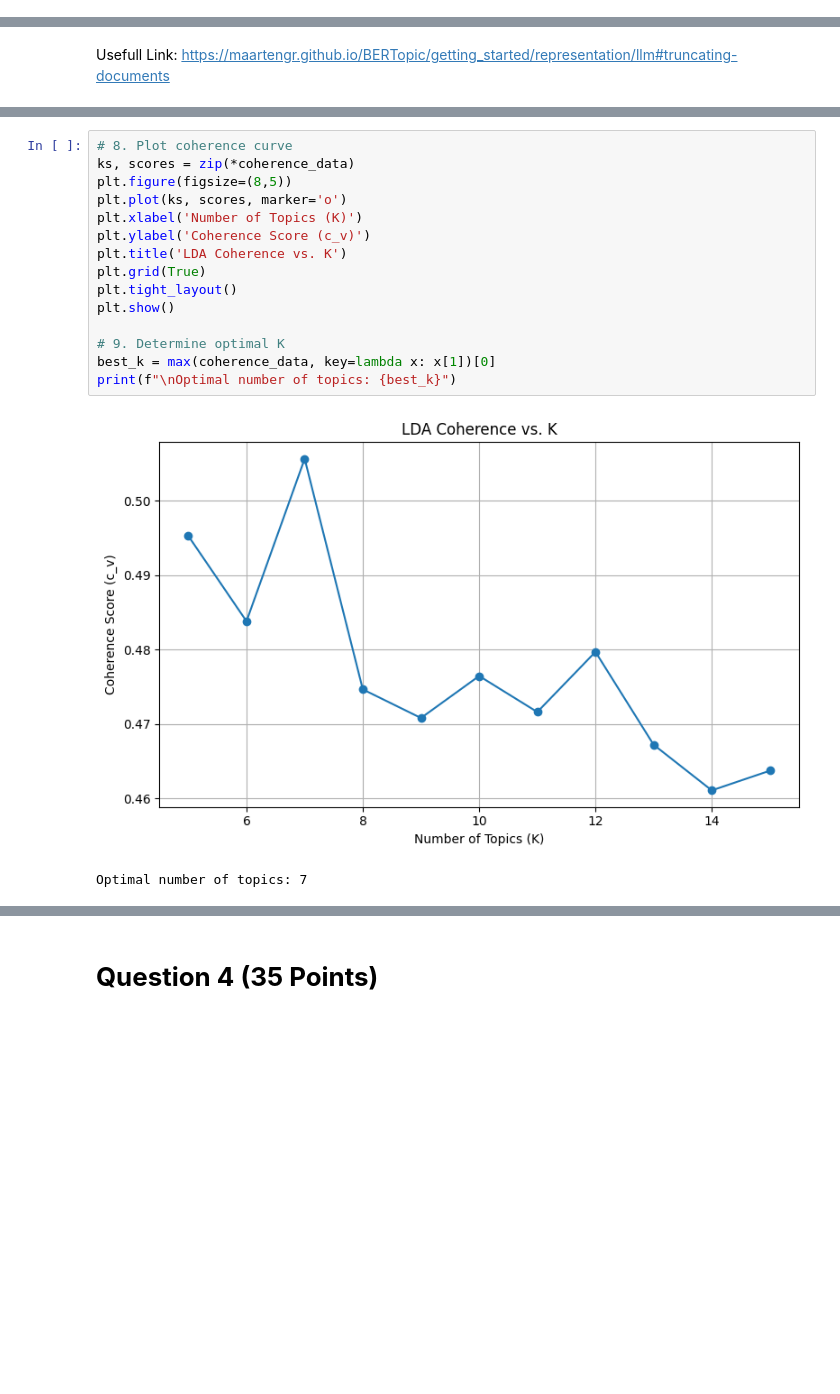
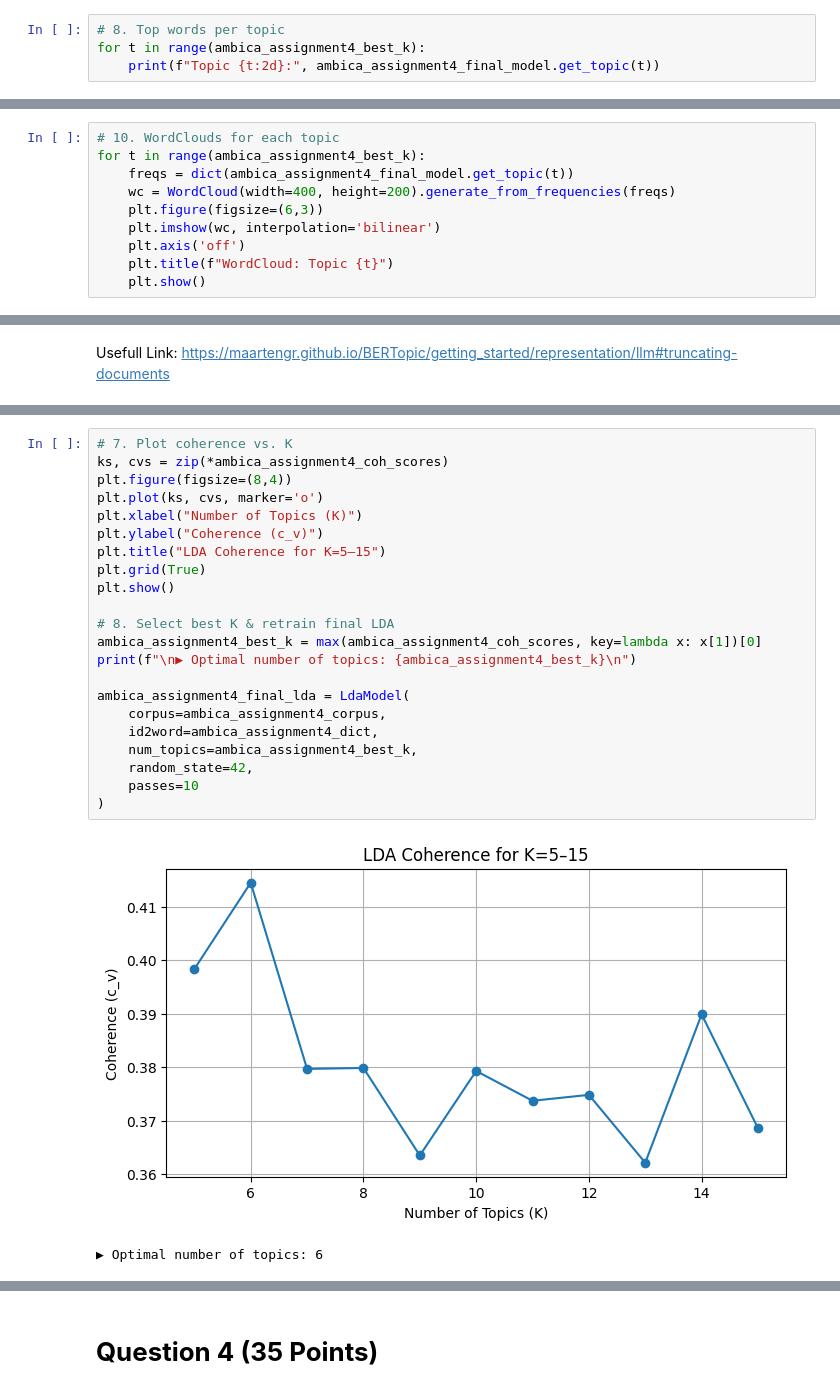
Before and after one commit to SriAmbica11/SriAmbica_INFO5731_Spring2025, a Jupyter notebook: Sangineedi_SriAmbica_Assignment_04.ipynb, the cells around one changed output, grey strips where cells are left out. Saved outputs shown, nothing was run; the diff lists cells and outputs as text; blank space fills up the shorter version.

```diff
--- a/Sangineedi_SriAmbica_Assignment_04.ipynb
+++ b/Sangineedi_SriAmbica_Assignment_04.ipynb
@@ -314,0 +613,4 @@ assignment4_ambica_topics, assignment4_ambica_probs = assignment4_ambica_model.f
+# %%
+# 8. Top words per topic
+for t in range(ambica_assignment4_best_k):
+    print(f"Topic {t:2d}:", ambica_assignment4_final_model.get_topic(t))
@@ -419,0 +647,10 @@ plt.show()
+# %%
+# 10. WordClouds for each topic
+for t in range(ambica_assignment4_best_k):
+    freqs = dict(ambica_assignment4_final_model.get_topic(t))
+    wc = WordCloud(width=400, height=200).generate_from_frequencies(freqs)
+    plt.figure(figsize=(6,3))
+    plt.imshow(wc, interpolation='bilinear')
+    plt.axis('off')
+    plt.title(f"WordCloud: Topic {t}")
+    plt.show()
@@ -514,18 +828,25 @@ Number of Topics = 15, Coherence = 0.4637
 # %%
-# 8. Plot coherence curve
-ks, scores = zip(*coherence_data)
-plt.figure(figsize=(8,5))
-plt.plot(ks, scores, marker='o')
-plt.xlabel('Number of Topics (K)')
-plt.ylabel('Coherence Score (c_v)')
-plt.title('LDA Coherence vs. K')
+# 7. Plot coherence vs. K
+ks, cvs = zip(*ambica_assignment4_coh_scores)
+plt.figure(figsize=(8,4))
+plt.plot(ks, cvs, marker='o')
+plt.xlabel("Number of Topics (K)")
+plt.ylabel("Coherence (c_v)")
+plt.title("LDA Coherence for K=5–15")
 plt.grid(True)
-plt.tight_layout()
 plt.show()
 
-# 9. Determine optimal K
-best_k = max(coherence_data, key=lambda x: x[1])[0]
-print(f"\nOptimal number of topics: {best_k}")
+# 8. Select best K & retrain final LDA
+ambica_assignment4_best_k = max(ambica_assignment4_coh_scores, key=lambda x: x[1])[0]
+print(f"\n▶ Optimal number of topics: {ambica_assignment4_best_k}\n")
+
+ambica_assignment4_final_lda = LdaModel(
+    corpus=ambica_assignment4_corpus,
+    id2word=ambica_assignment4_dict,
+    num_topics=ambica_assignment4_best_k,
+    random_state=42,
+    passes=10
+)
 # %% [output]
-[figure, old version]
+[figure, new version]
-Optimal number of topics: 7
+▶ Optimal number of topics: 6
```
Also changed, not shown: parts of 65 cells of this notebook.
